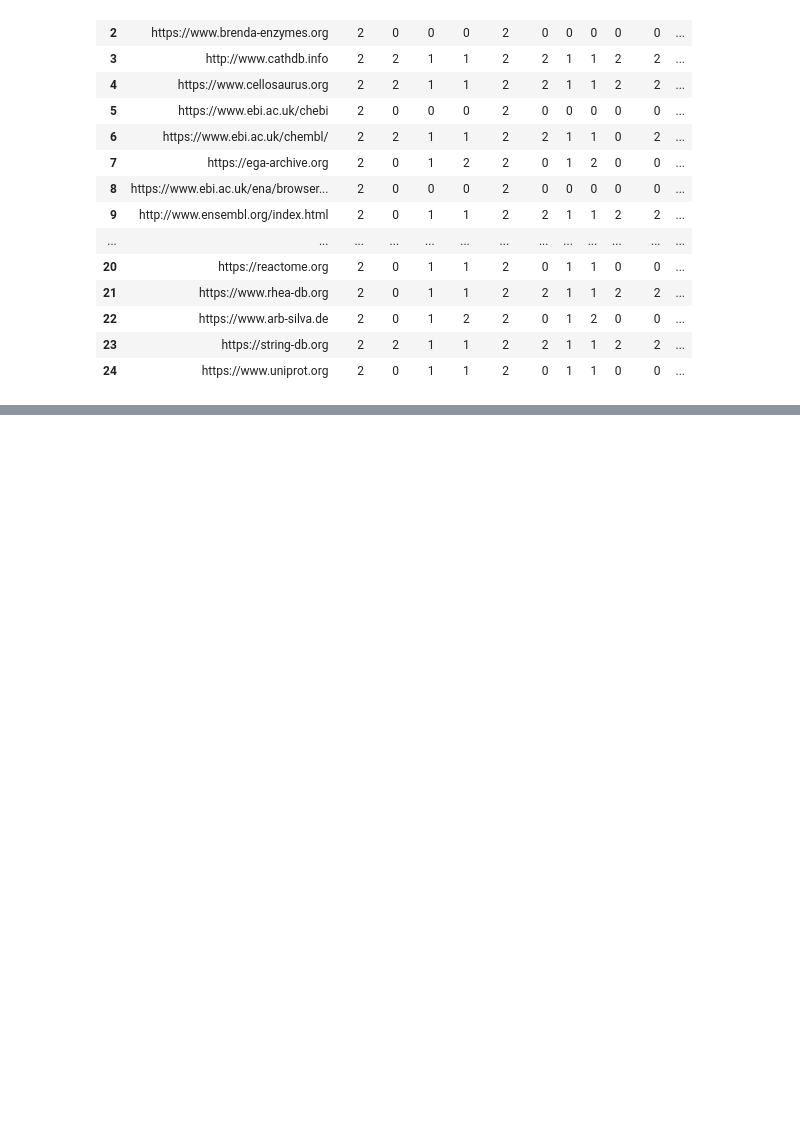
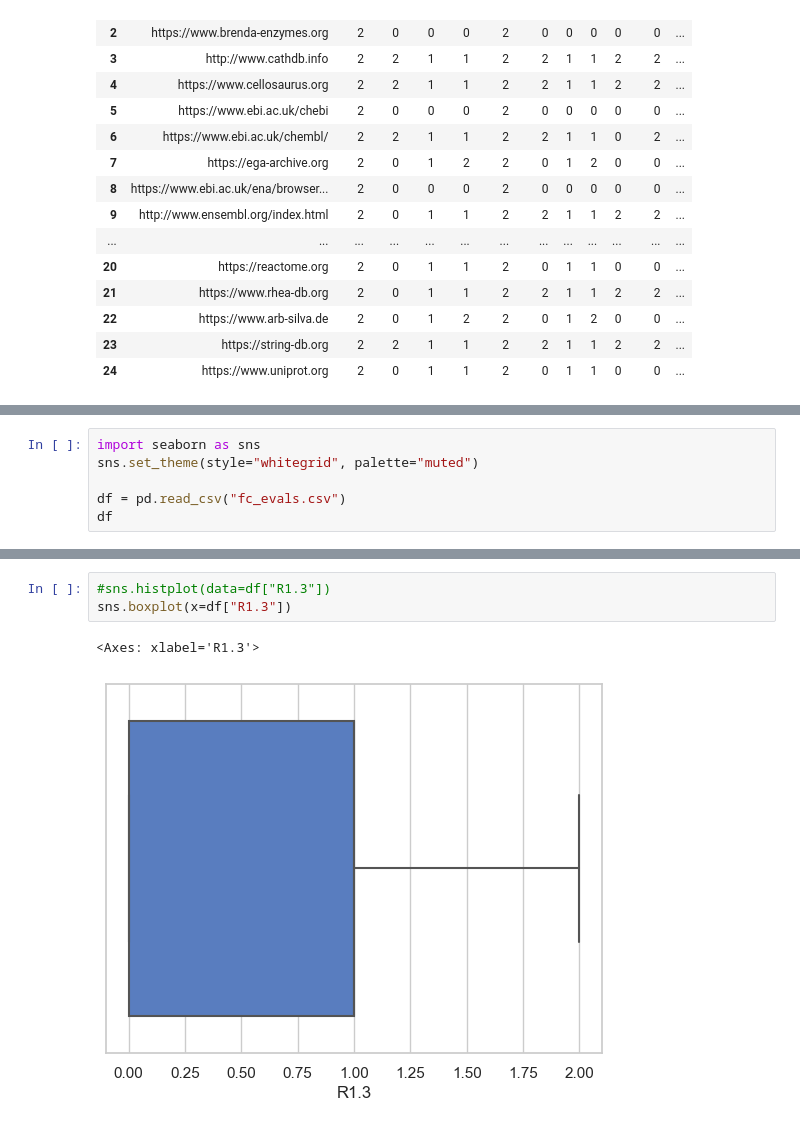
Before and after one commit to IFB-ElixirFr/FAIR-checker, a Jupyter notebook: notebooks/CDR FAIRness evaluation.ipynb, the cells around one changed output, grey strips where cells are left out. Drawn from its saved outputs; the diff is of its cells as text; blank space fills up the shorter version.

```diff
--- a/notebooks/CDR FAIRness evaluation.ipynb
+++ b/notebooks/CDR FAIRness evaluation.ipynb
@@ -160,0 +163,6 @@ df
+# %%
+import seaborn as sns
+sns.set_theme(style="whitegrid", palette="muted")
+
+df = pd.read_csv("fc_evals.csv")
+df
@@ -160,0 +187,6 @@ df
+# %%
+#sns.histplot(data=df["R1.3"])
+sns.boxplot(x=df["R1.3"])
+# %% [output]
+<Axes: xlabel='R1.3'>
+[figure, added]
```
Also changed, not shown: parts of 4 cells of this notebook, 17 other files.
